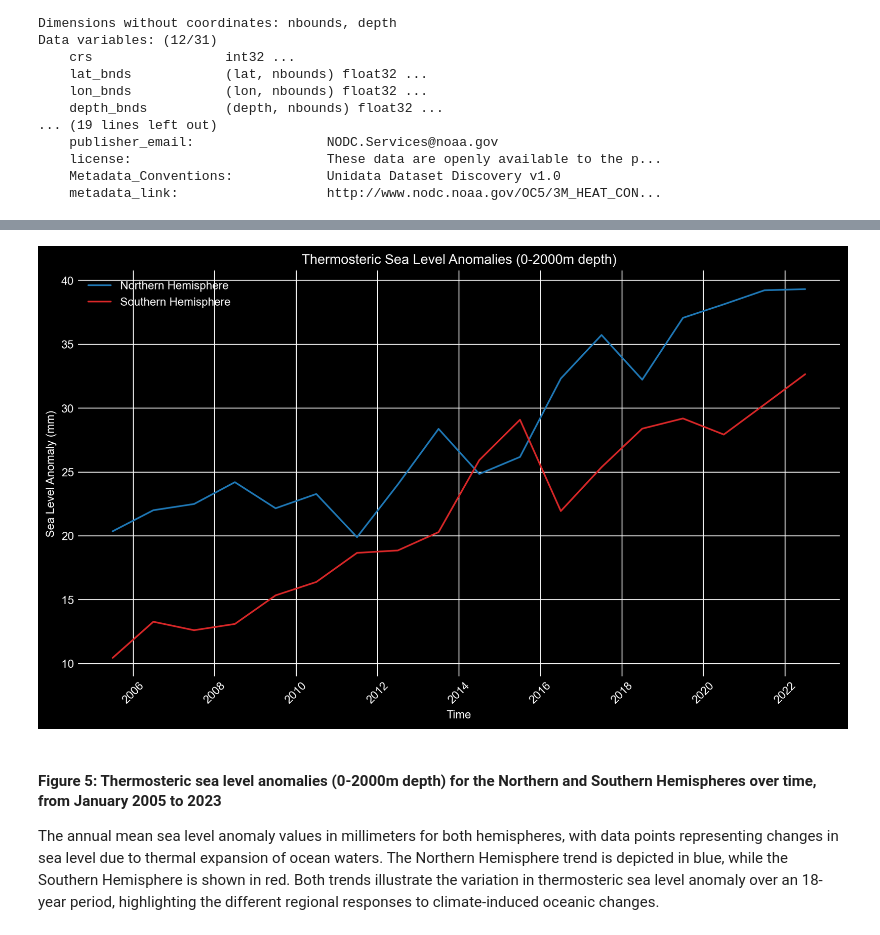
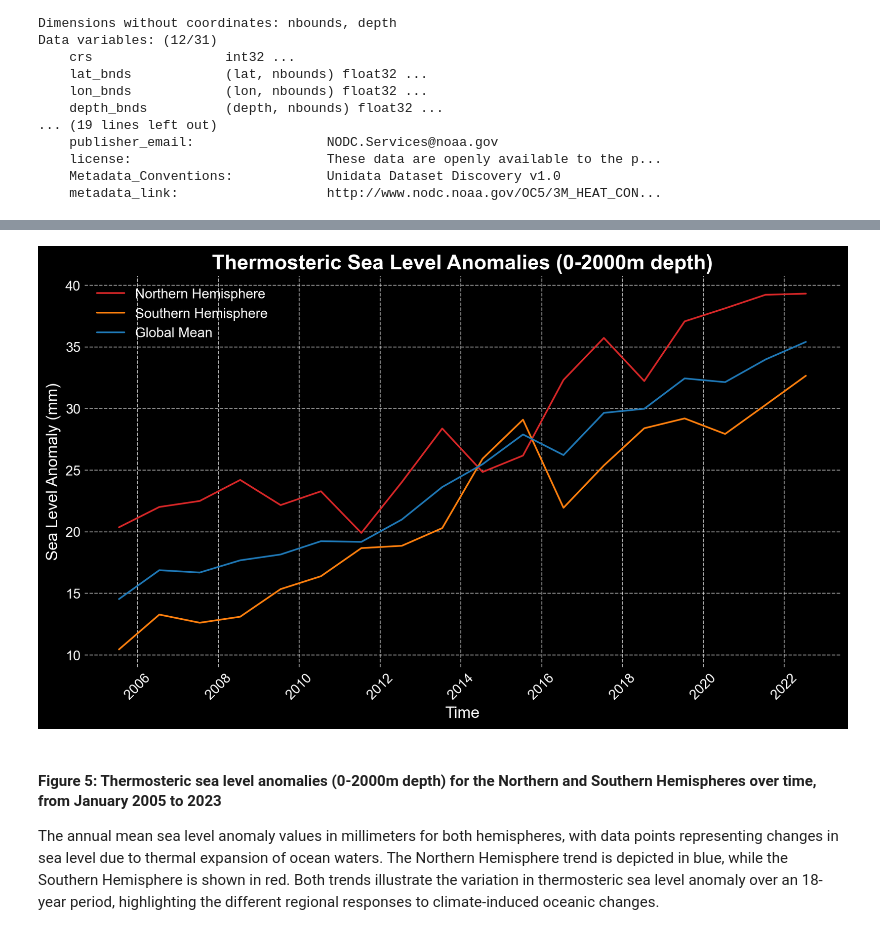
Before and after one commit to ees-climate-fall24/UnitProjectPszczolkowski1, a Jupyter notebook: notebooks/UnitProject.ipynb, the cells around one changed output, grey strips where cells are left out. Cells and saved outputs as stored; diff of their text form; code cells hidden in the pictures.

```diff
--- a/notebooks/UnitProject.ipynb
+++ b/notebooks/UnitProject.ipynb
@@ -343,23 +463,26 @@ print(time[:5])
 # %%
 time_in_months = thermosteric_sea_level_0_2000['time'].values
-base_date = pd.to_datetime('1955-01-01')
+base_date = pd.to_datetime('1955-01-16')
 time = [base_date + pd.DateOffset(months=int(month)) for month in time_in_months]
-sea_level_anomaly_NH = thermosteric_sea_level_0_2000['yearl_a_mm_NH'].values
-sea_level_anomaly_SH = thermosteric_sea_level_0_2000['yearl_a_mm_SH'].values
+sea_level_anomaly_2000_NH = thermosteric_sea_level_0_2000['yearl_a_mm_NH'].values
+sea_level_anomaly_2000_SH = thermosteric_sea_level_0_2000['yearl_a_mm_SH'].values
+sea_level_anomaly_2000_WO = thermosteric_sea_level_0_2000['yearl_a_mm_WO'].values
 # %%
 plt.figure(figsize=(10, 6))
-plt.plot(time, sea_level_anomaly_NH, label='Northern Hemisphere', color='tab:blue')
-plt.plot(time, sea_level_anomaly_SH, label='Southern Hemisphere', color='tab:red')
-plt.xlabel('Time')
-plt.ylabel('Sea Level Anomaly (mm)')
-plt.title('Thermosteric Sea Level Anomalies (0-2000m depth)')
-plt.grid(True)
-plt.xticks(rotation=45)
+plt.plot(time, sea_level_anomaly_2000_NH, label='Northern Hemisphere', color='tab:red')
+plt.plot(time, sea_level_anomaly_2000_SH, label='Southern Hemisphere', color='tab:orange')  # Change this line
+plt.plot(time, sea_level_anomaly_2000_WO, label='Global Mean', color='tab:blue')
+plt.title('Thermosteric Sea Level Anomalies (0-2000m depth)', fontsize=18, fontweight='bold')
+plt.xlabel('Time', fontsize=14)
+plt.ylabel('Sea Level Anomaly (mm)', fontsize=14)
+plt.grid(True, linestyle='--', alpha=0.6)
+plt.xticks(rotation=45, fontsize=12)
+plt.yticks(fontsize=12)
+plt.legend(fontsize=12)
 plt.tight_layout()
-plt.legend()
 plt.show()
 # %% [output]
-[figure, old version]
+[figure, new version]
 # %% [markdown]
 #### Figure 5: Thermosteric sea level anomalies (0-2000m depth) for the Northern and Southern Hemispheres over time, from January 2005 to 2023
 The annual mean sea level anomaly values in millimeters for both hemispheres, with data points representing changes in sea level due to thermal expansion of ocean waters. The Northern Hemisphere trend is depicted in blue, while the Southern Hemisphere is shown in red. Both trends illustrate the variation in thermosteric sea level anomaly over an 18-year period, highlighting the different regional responses to climate-induced oceanic changes.
```
Also changed, not shown: parts of 62 cells of this notebook.
